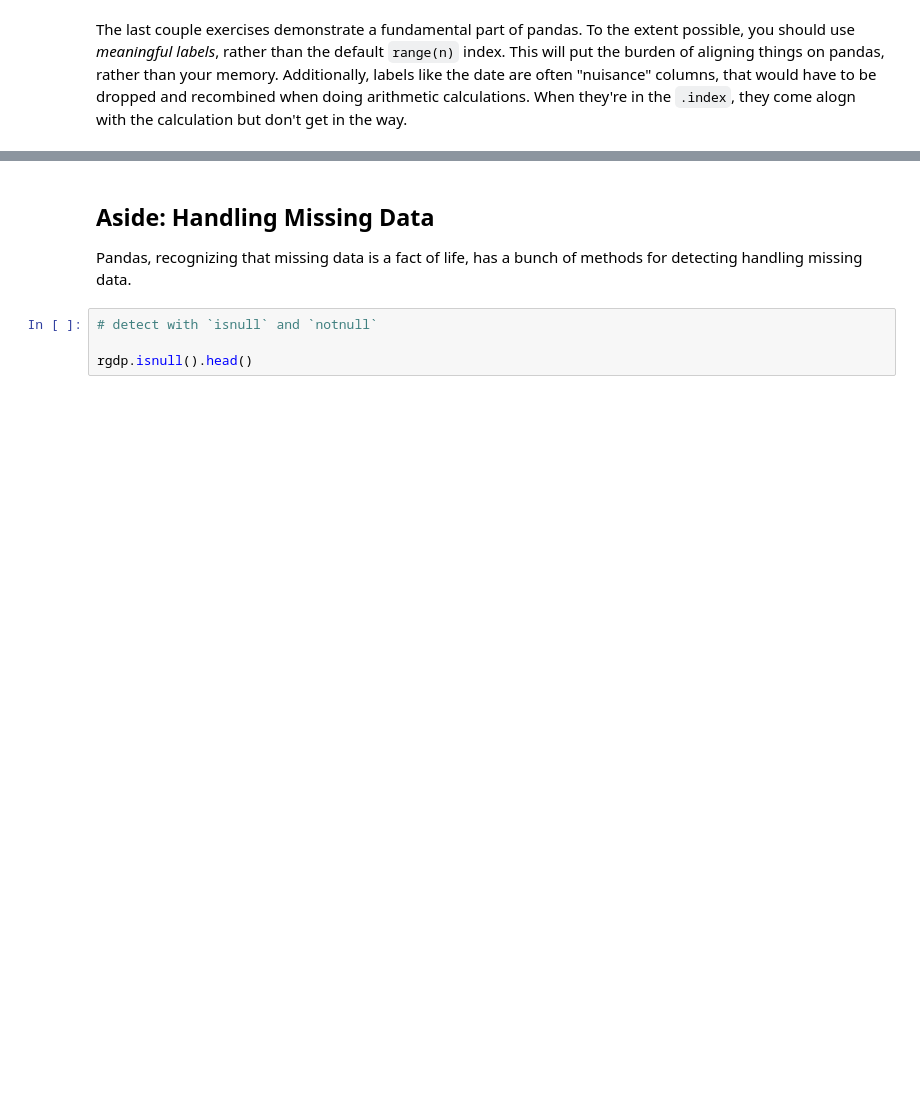
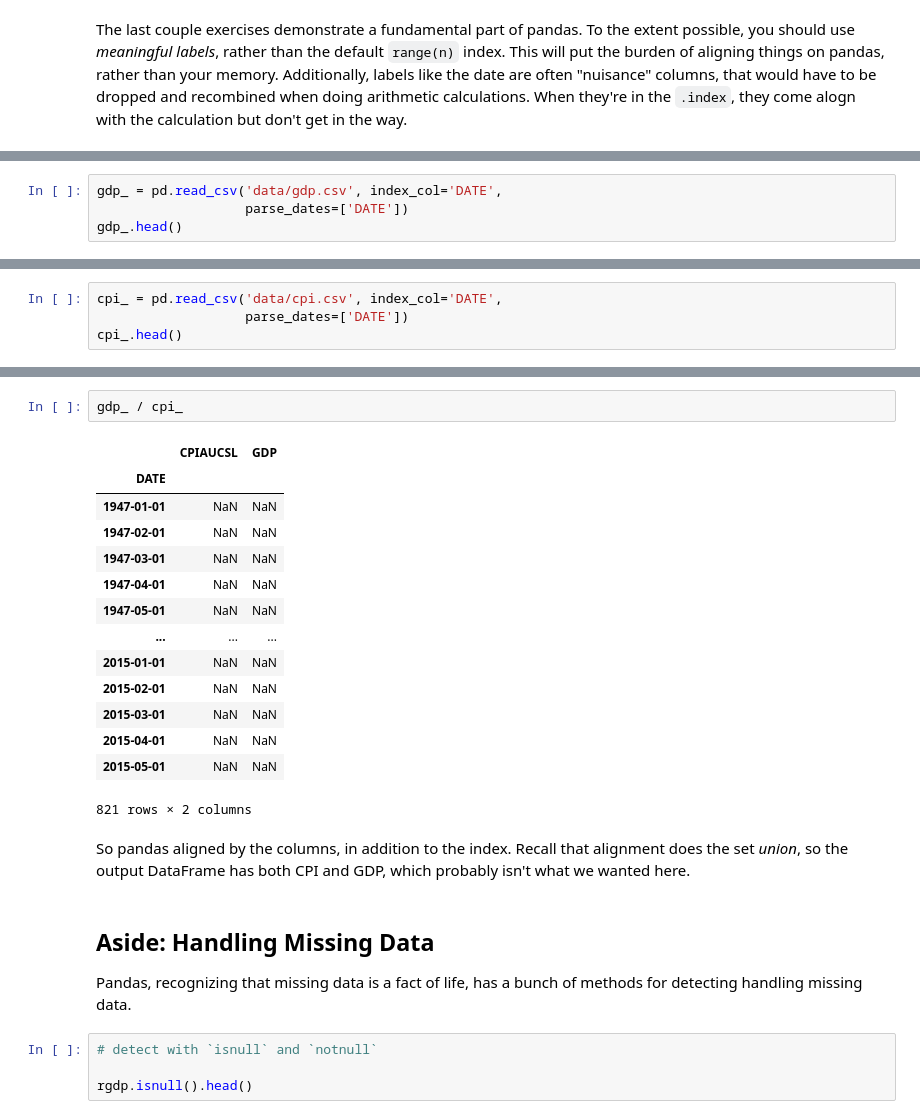
Before and after one commit to TomAugspurger/pandas-head-to-tail, a Jupyter notebook: 02-Alignment.ipynb, the cells around one changed output, grey strips where cells are left out. Saved outputs shown, nothing was run; the diff lists cells and outputs as text; blank space fills up the shorter version.

```diff
--- a/02-Alignment.ipynb
+++ b/02-Alignment.ipynb
@@ -295,0 +288,4 @@ When they're in the `.index`, they come alogn with the calculation but don't get
+# %%
+gdp_ = pd.read_csv('data/gdp.csv', index_col='DATE',
+                   parse_dates=['DATE'])
+gdp_.head()
@@ -295,0 +300,4 @@ When they're in the `.index`, they come alogn with the calculation but don't get
+# %%
+cpi_ = pd.read_csv('data/cpi.csv', index_col='DATE',
+                   parse_dates=['DATE'])
+cpi_.head()
@@ -296,3 +312,23 @@ When they're in the `.index`, they come alogn with the calculation but don't get
+# %%
+gdp_ / cpi_
+# %% [output]
+|  | CPIAUCSL | GDP |
+| DATE |  |  |
+| 1947-01-01 | NaN | NaN |
+| 1947-02-01 | NaN | NaN |
+| 1947-03-01 | NaN | NaN |
+| 1947-04-01 | NaN | NaN |
+| 1947-05-01 | NaN | NaN |
+| ... | ... | ... |
+| 2015-01-01 | NaN | NaN |
+| 2015-02-01 | NaN | NaN |
+| 2015-03-01 | NaN | NaN |
+| 2015-04-01 | NaN | NaN |
+| 2015-05-01 | NaN | NaN |
+821 rows × 2 columns
+# %% [markdown]
+So pandas aligned by the columns, in addition to the index.
+Recall that alignment does the set *union*, so the output DataFrame has both CPI and GDP, which probably isn't what we wanted here.
 # %% [markdown]
 ## Aside: Handling Missing Data
 
```
Also changed, not shown: parts of 7 cells of this notebook, 4 other files.
